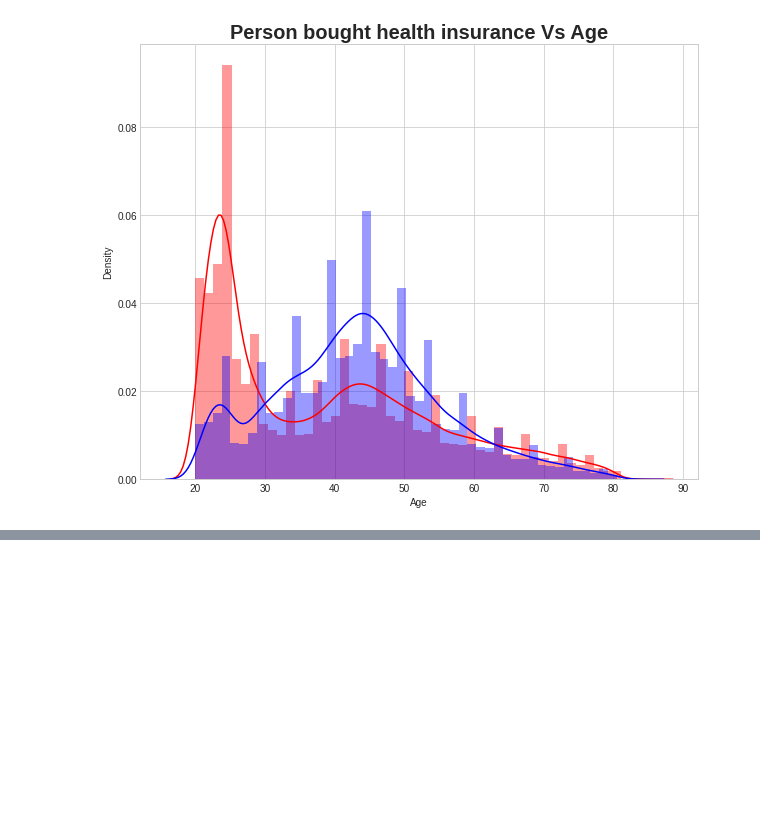
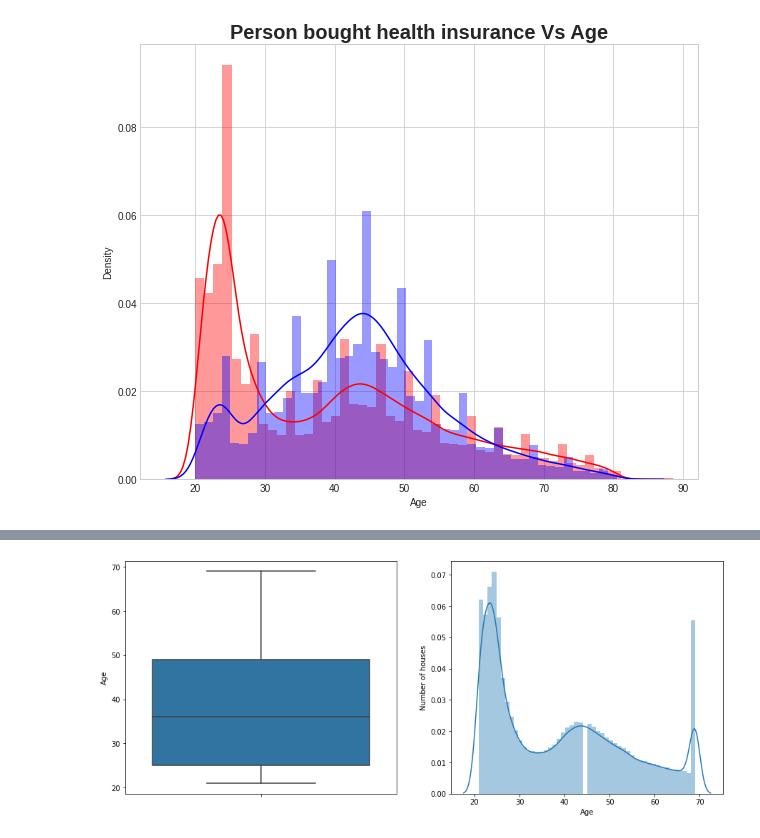
Before and after one commit to HONAJIPHAD/HEALTH-INSURANCE-CROSS-SELL-PREDICTION, a Jupyter notebook: HEALTH_INSURANCE_CROSS_SELL_PREDICTION.ipynb, the cells around one changed output, grey strips where cells are left out. Cells and saved outputs as stored; diff of their text form; code cells hidden in the pictures; blank space fills up the shorter version.

```diff
--- a/HEALTH_INSURANCE_CROSS_SELL_PREDICTION.ipynb
+++ b/HEALTH_INSURANCE_CROSS_SELL_PREDICTION.ipynb
@@ -347,0 +383,15 @@ plt.show()
+# %%
+plt.figure(figsize=(15,6))
+plt.subplot(1, 2, 1)
+fig = sns.boxplot(y=df["Age"])
+fig.set_title('')
+fig.set_ylabel("Age")
+
+plt.subplot(1, 2, 2)
+fig = sns.distplot(df["Age"].dropna())
+fig.set_ylabel('Number of houses')
+fig.set_xlabel("Age")
+
+plt.show()
+# %% [output]
+[figure, added]
```
Also changed, not shown: parts of 19 cells of this notebook.
